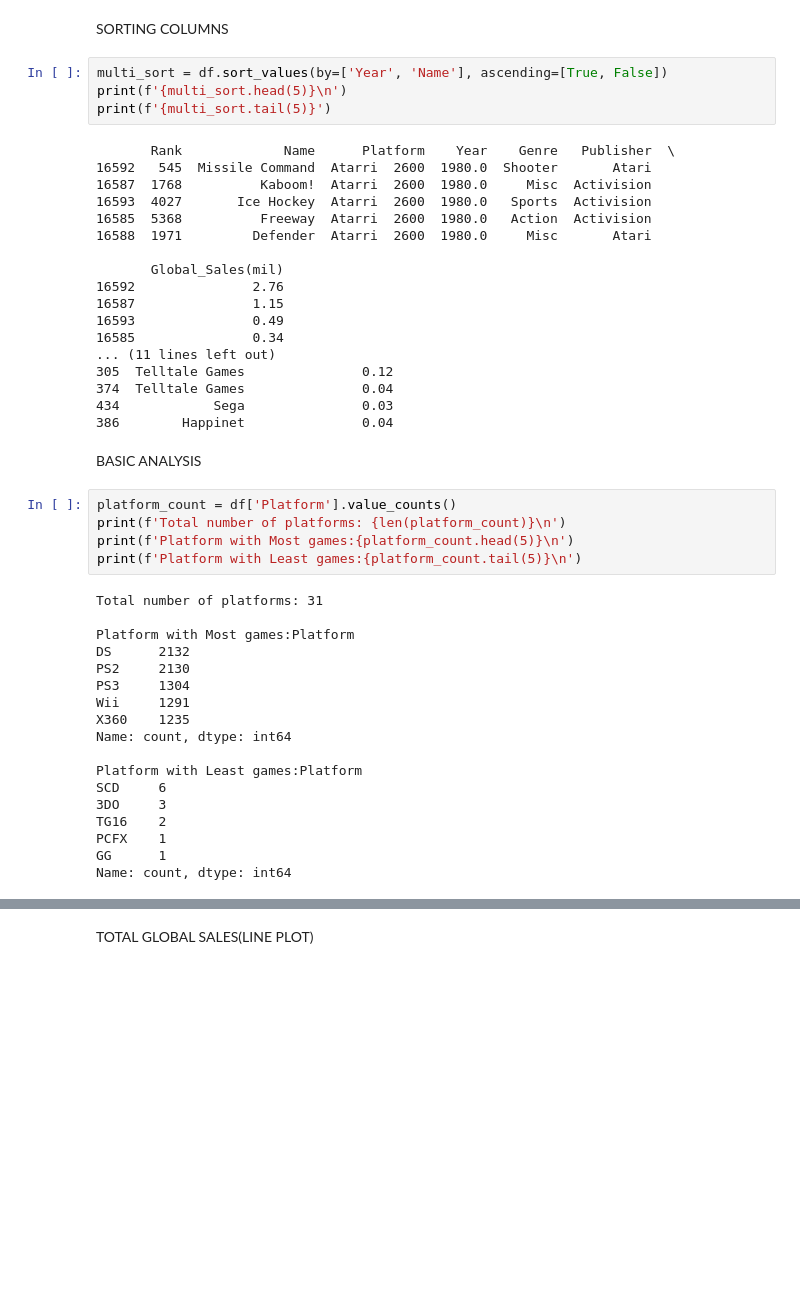
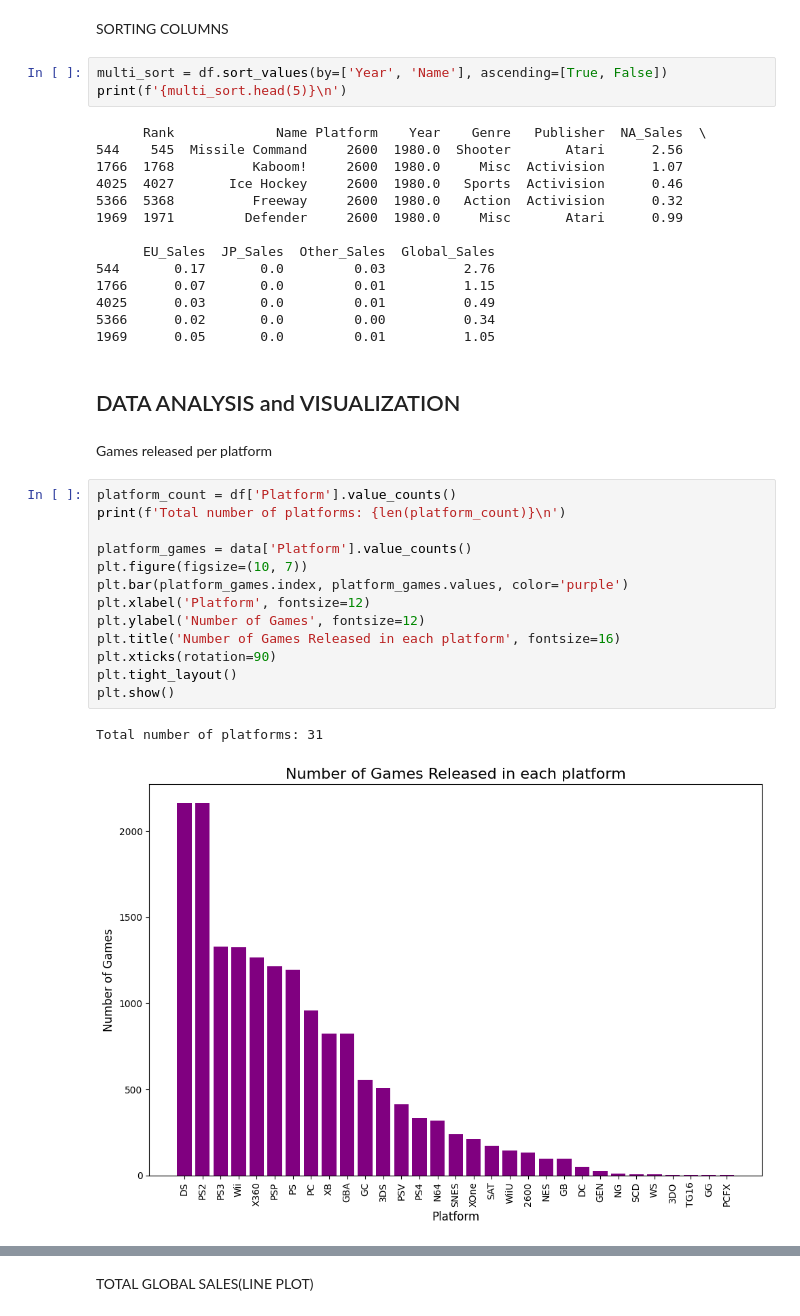
Before and after one commit to YashBothra27/Python_Project, a Jupyter notebook: VideoGameAnalysis/videogame.ipynb, the cells around one changed output, grey strips where cells are left out. Saved outputs shown, nothing was run; the diff lists cells and outputs as text; blank space fills up the shorter version.

```diff
--- a/VideoGameAnalysis/videogame.ipynb
+++ b/VideoGameAnalysis/videogame.ipynb
@@ -99,47 +84,37 @@ SORTING COLUMNS
 # %%
 multi_sort = df.sort_values(by=['Year', 'Name'], ascending=[True, False])
 print(f'{multi_sort.head(5)}\n')
-print(f'{multi_sort.tail(5)}')
 # %% [output]
-       Rank             Name      Platform    Year    Genre   Publisher  \
-16592   545  Missile Command  Atarri  2600  1980.0  Shooter       Atari
-16587  1768          Kaboom!  Atarri  2600  1980.0     Misc  Activision
-16593  4027       Ice Hockey  Atarri  2600  1980.0   Sports  Activision
-16585  5368          Freeway  Atarri  2600  1980.0   Action  Activision
-16588  1971         Defender  Atarri  2600  1980.0     Misc       Atari
+      Rank             Name Platform    Year    Genre   Publisher  NA_Sales  \
+544    545  Missile Command     2600  1980.0  Shooter       Atari      2.56
+1766  1768          Kaboom!     2600  1980.0     Misc  Activision      1.07
+4025  4027       Ice Hockey     2600  1980.0   Sports  Activision      0.46
+5366  5368          Freeway     2600  1980.0   Action  Activision      0.32
+1969  1971         Defender     2600  1980.0     Misc       Atari      0.99
 
-       Global_Sales(mil)
-16592               2.76
-16587               1.15
-16593               0.49
-16585               0.34
-... (11 lines left out)
-305  Telltale Games               0.12
-374  Telltale Games               0.04
-434            Sega               0.03
-386        Happinet               0.04
+      EU_Sales  JP_Sales  Other_Sales  Global_Sales
+544       0.17       0.0         0.03          2.76
+1766      0.07       0.0         0.01          1.15
+4025      0.03       0.0         0.01          0.49
+5366      0.02       0.0         0.00          0.34
+1969      0.05       0.0         0.01          1.05
 # %% [markdown]
-BASIC ANALYSIS
+## DATA ANALYSIS and VISUALIZATION
+# %% [markdown]
+Games released per platform
 # %%
 platform_count = df['Platform'].value_counts()
 print(f'Total number of platforms: {len(platform_count)}\n')
-print(f'Platform with Most games:{platform_count.head(5)}\n')
-print(f'Platform with Least games:{platform_count.tail(5)}\n')
+
+platform_games = data['Platform'].value_counts()
+plt.figure(figsize=(10, 7))
+plt.bar(platform_games.index, platform_games.values, color='purple')
+plt.xlabel('Platform', fontsize=12)
+plt.ylabel('Number of Games', fontsize=12)
+plt.title('Number of Games Released in each platform', fontsize=16)
+plt.xticks(rotation=90)
+plt.tight_layout()
+plt.show()
 # %% [output]
 Total number of platforms: 31
-
-Platform with Most games:Platform
-DS      2132
-PS2     2130
-PS3     1304
-Wii     1291
-X360    1235
-Name: count, dtype: int64
-
-Platform with Least games:Platform
-SCD     6
-3DO     3
-TG16    2
-PCFX    1
-GG      1
-Name: count, dtype: int64
+[figure, added]
```
Also changed, not shown: parts of 37 cells of this notebook, 3 other files.
